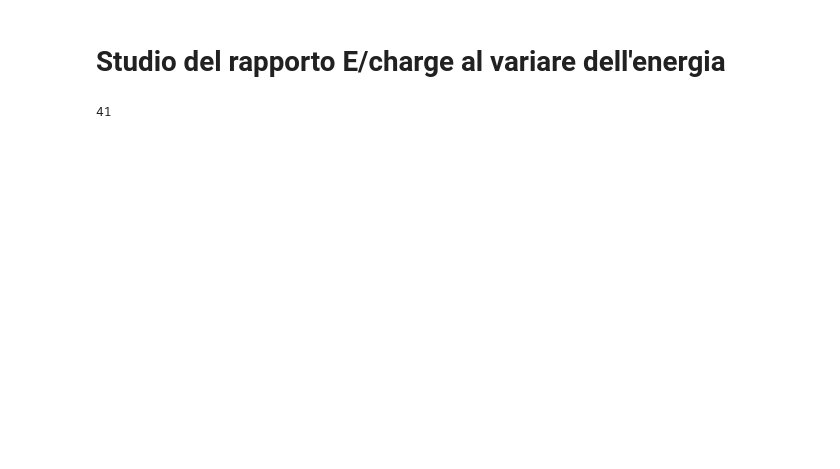
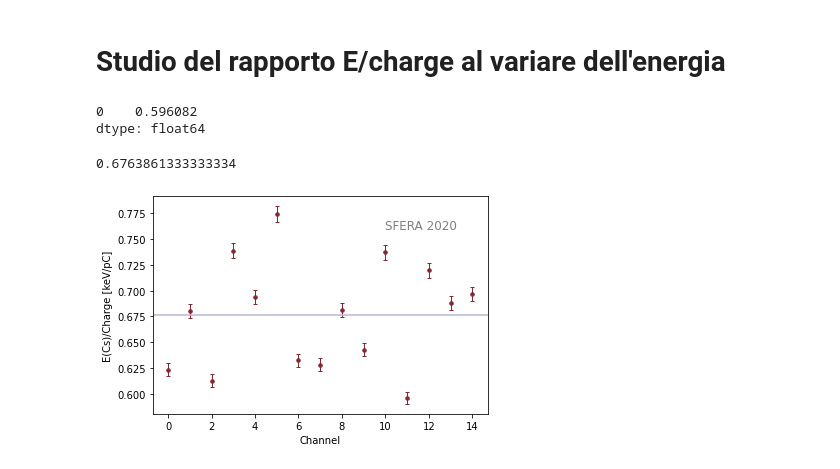
Before and after one commit to skip2skp/Sfera, a Jupyter notebook: analysis/linearita.ipynb, the cells around one changed output. Drawn from its saved outputs; the diff is of its cells as text; code cells hidden in the pictures; blank space fills up the shorter version.

```diff
--- a/analysis/linearita.ipynb
+++ b/analysis/linearita.ipynb
@@ -6,9 +6,3 @@ import pandas as pd
 import matplotlib.pyplot as plt
 from lmfit import Model
 import os
-# %%
-os.makedirs("/tmp/linearità/", exist_ok=True)
-output = open("/tmp/linearità/results.log", "w")
-output.write("# f = a + b*x + c*x^2\n#ch\t\ta\t\tb\t\tc\t\tchi2\n")
-# %% [output]
-41
@@ -15,9 +11,34 @@ output.write("# f = a + b*x + c*x^2\n#ch\t\ta\t\tb\t\tc\t\tchi2\n")
 # %%
-nominal = {"cs":[662], "na":[551,1275], "co":[1173,1332], "ba":[302,356]}
+nominal = {"cs":np.array([662]), "na":np.array([551,1275]), "co":np.array([1173,1332]), "ba":np.array([302,356])}
 
 cs = pd.read_table('CalibK_Cs.dat', header=None, sep=" ", comment='#')
 na = pd.read_table('CalibK_Na.dat', header=None, sep=" ", comment='#')
 co = pd.read_table('CalibK_Co.dat', header=None, sep=" ", comment='#')
 ba =  pd.read_table('CalibK_Ba.dat', header=None, sep=" ", comment='#', usecols=[2,3])
+
+print(cs.loc(0)[:].min())
+# %% [output]
+0    0.596082
+dtype: float64
+# %%
+channels=range(0,15)
+ks=np.array([cs.loc(0)[ch][0] for ch in range(0,15)])
+
+print(ks.mean())
+
+fig, ax = plt.subplots(1,1)
+
+ax.text(10, 0.76, "SFERA 2020", fontsize=12, color="gray")
+
+ax.set_xlabel("Channel")
+ax.set_ylabel("E(Cs)/Charge [keV/pC]")
+ax.axhline(y=ks.mean(), color=[187/255, 183/255, 203/255])
+
+plt.errorbar(channels, ks, yerr=0.01*ks, fmt=".", color=[130/255, 40/255, 50/255], markersize=7, elinewidth=1, capsize=2)
+
+plt.savefig("/tmp/linearità/calib_cesio.pdf", format="pdf")
+# %% [output]
+0.6763861333333334
+[figure, added]
 # %%
 def func(x, a, b, c):
```
Also changed, not shown: parts of 9 cells of this notebook.
